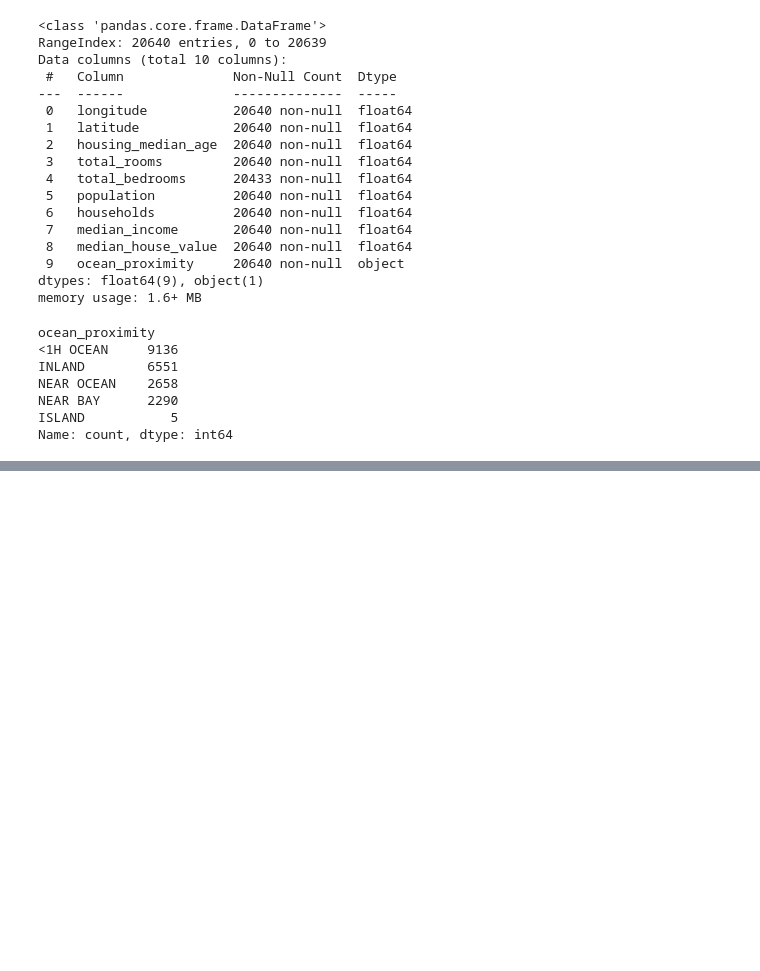
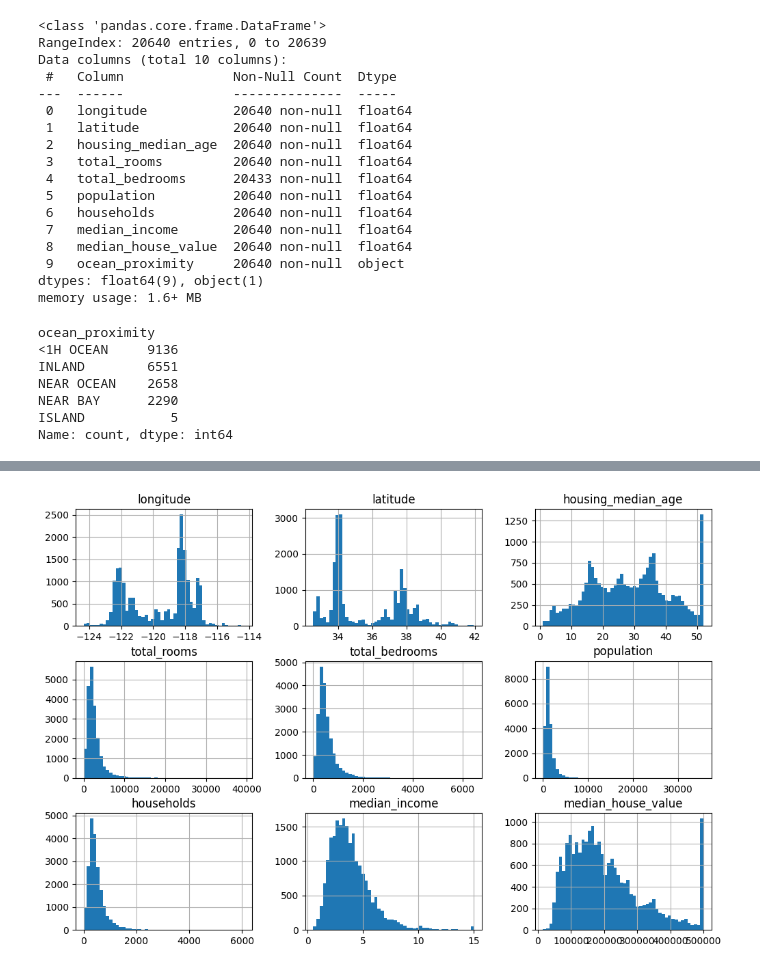
Before and after one commit to KennedyMungai/hands_on_machine_learning, a Jupyter notebook: california_housing_census_data.ipynb, the cells around one changed output, grey strips where cells are left out. Cells and saved outputs as stored; diff of their text form; code cells hidden in the pictures; blank space fills up the shorter version.

Commit message:
Plotted out the data in histograms

```diff
--- a/california_housing_census_data.ipynb
+++ b/california_housing_census_data.ipynb
@@ -88,0 +91,5 @@ housing.describe()
+# %%
+housing.hist(bins=50, figsize=(12, 8))
+plt.show()
+# %% [output]
+[figure, added]
```
Also changed, not shown: parts of 1 cell of this notebook.
